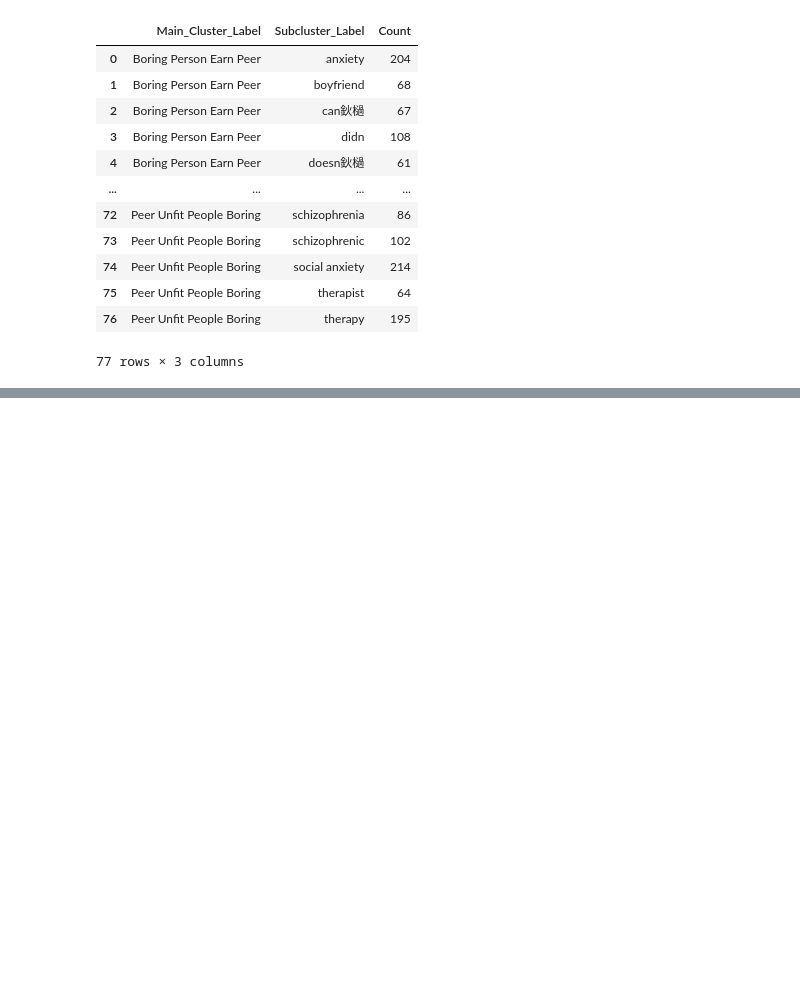
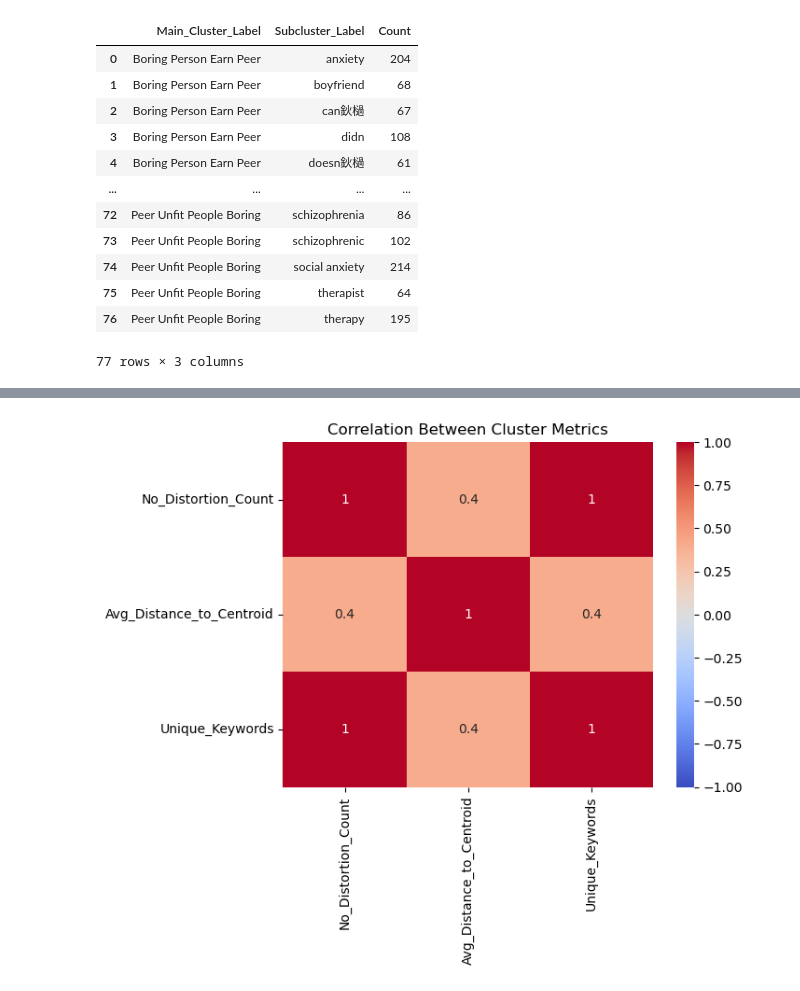
Before and after one commit to BoboSamson/pygents, a Jupyter notebook: initial results/Visualisations.ipynb, the cells around one changed output, grey strips where cells are left out. Drawn from its saved outputs; the diff is of its cells as text; code cells hidden in the pictures; blank space fills up the shorter version.

```diff
--- a/initial results/Visualisations.ipynb
+++ b/initial results/Visualisations.ipynb
@@ -251,0 +448,30 @@ df8
+# %%
+import pandas as pd
+import numpy as np
+import os
+
+input_dir = "/Users/samsonbobo/Desktop/Final_Experiments/Cluster_Outputs/cluster_details_with_distortions"
+cluster_data = []
+
+for file_name in os.listdir(input_dir):
+    if file_name.endswith("_with_distortions.csv"):
+        # Load cluster data
+        df = pd.read_csv(os.path.join(input_dir, file_name))
+
+        # Count distortions
+        distortion_count = (~df['Dominant Distortion'].isin(['No Distortion', np.nan])).sum()
+        no_distortion_count = len(df) - distortion_count
+
+        # Store results
+        cluster_data.append({
+            'Cluster': file_name.replace('_with_distortions.csv', ''),
+            'Distortion_Count': distortion_count,
+            'No_Distortion_Count': no_distortion_count,
+            'Total': len(df),
+            'Avg_Distance_to_Centroid': df['distance_to_centroid'].mean(),
+            'Unique_Keywords': df['keywords'].nunique()  # Number of unique keywords
+        })
+
+# Convert to DataFrame
+results_df = pd.DataFrame(cluster_data)
+results_df['Distortion_Proportion'] = results_df['Distortion_Count'] / results_df['Total']
@@ -251,0 +724,15 @@ df8
+# %%
+import seaborn as sns
+import matplotlib.pyplot as plt
+
+# Compute correlation matrix
+corr_matrix = results_df[[ 'No_Distortion_Count',
+                          'Avg_Distance_to_Centroid',
+                         'Unique_Keywords']].corr(method='spearman')  # or 'pearson'
+
+# Visualize
+sns.heatmap(corr_matrix, annot=True, cmap='coolwarm', vmin=-1, vmax=1)
+plt.title("Correlation Between Cluster Metrics")
+plt.show()
+# %% [output]
+[figure, added]
```
Also changed, not shown: parts of 15 cells of this notebook.
